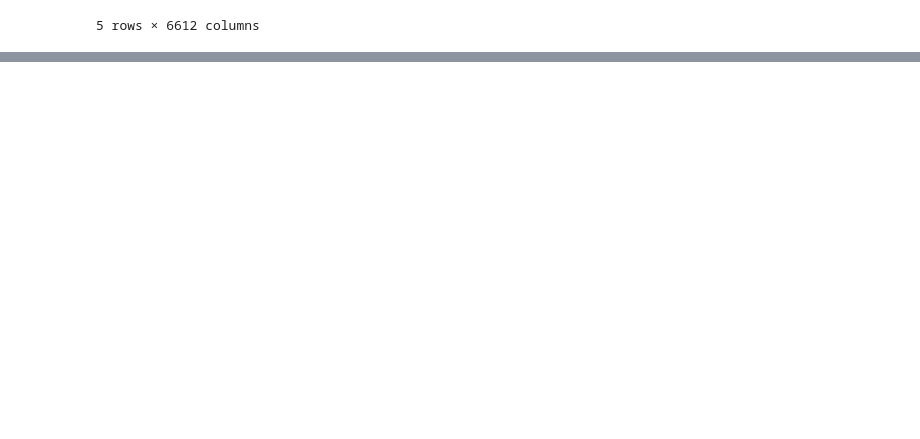
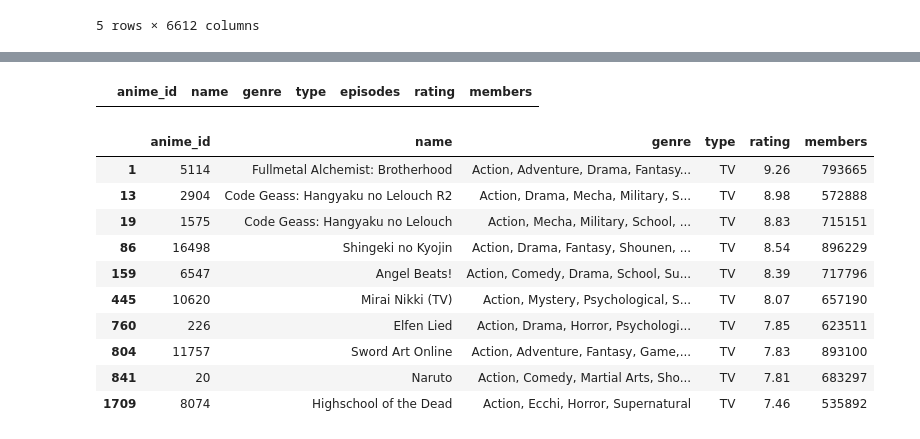
Before and after one commit to vividwhisp/machine-learning-from-scratch, a Jupyter notebook: recommender_system.ipynb, the cells around one changed output, grey strips where cells are left out. Drawn from its saved outputs; the diff is of its cells as text; code cells hidden in the pictures; blank space fills up the shorter version.

Commit message:
recommend similar anime implement

```diff
--- a/recommender_system.ipynb
+++ b/recommender_system.ipynb
@@ -409,3 +409,19 @@ anime_similarity_df.head()
 | 7 | 0.151829 | 0.165093 | 0.167688 | 1.000000 | 0.117622 | 0.061605 | 0.132495 | 0.123808 | 0.041159 | 0.096002 | ... | ... |
 | 8 | 0.032299 | 0.000000 | 0.083455 | 0.117622 | 1.000000 | 0.092972 | 0.052328 | 0.243821 | 0.000000 | 0.025114 | ... | ... |
 5 rows × 6612 columns
+# %%
+def recommend_similar_anime(anime_id, top_n=10):
+    if anime_id not in anime_similarity_df.index:
+        return "Anime not found in ratings data"
+
+    similar_scores = anime_similarity_df[anime_id].sort_values(ascending=False)
+
+    similar_scores = similar_scores.drop(anime_id)
+
+    top_anime_ids = similar_scores.head(top_n).index
+
+    recommendations = anime_clean[
+        anime_clean["anime_id"].isin(top_anime_ids)
+    ][["anime_id", "name", "genre", "type", "rating", "members"]]
+
+    return recommendations
@@ -411,0 +442,18 @@ anime_similarity_df.head()
+# %%
+anime_clean[anime_clean["name"].str.contains("Shungeki No Kyojin", case=False, na=False)]
+# %% [output]
+|  | anime_id | name | genre | type | episodes | rating | members |
+# %%
+recommend_similar_anime(1535)
+# %% [output]
+|  | anime_id | name | genre | type | rating | members |
+| 1 | 5114 | Fullmetal Alchemist: Brotherhood | Action, Adventure, Drama, Fantasy... | TV | 9.26 | 793665 |
+| 13 | 2904 | Code Geass: Hangyaku no Lelouch R2 | Action, Drama, Mecha, Military, S... | TV | 8.98 | 572888 |
+| 19 | 1575 | Code Geass: Hangyaku no Lelouch | Action, Mecha, Military, School, ... | TV | 8.83 | 715151 |
+| 86 | 16498 | Shingeki no Kyojin | Action, Drama, Fantasy, Shounen, ... | TV | 8.54 | 896229 |
+| 159 | 6547 | Angel Beats! | Action, Comedy, Drama, School, Su... | TV | 8.39 | 717796 |
+| 445 | 10620 | Mirai Nikki (TV) | Action, Mystery, Psychological, S... | TV | 8.07 | 657190 |
+| 760 | 226 | Elfen Lied | Action, Drama, Horror, Psychologi... | TV | 7.85 | 623511 |
+| 804 | 11757 | Sword Art Online | Action, Adventure, Fantasy, Game,... | TV | 7.83 | 893100 |
+| 841 | 20 | Naruto | Action, Comedy, Martial Arts, Sho... | TV | 7.81 | 683297 |
+| 1709 | 8074 | Highschool of the Dead | Action, Ecchi, Horror, Supernatural | TV | 7.46 | 535892 |
```
Also changed, not shown: parts of 1 cell of this notebook.
